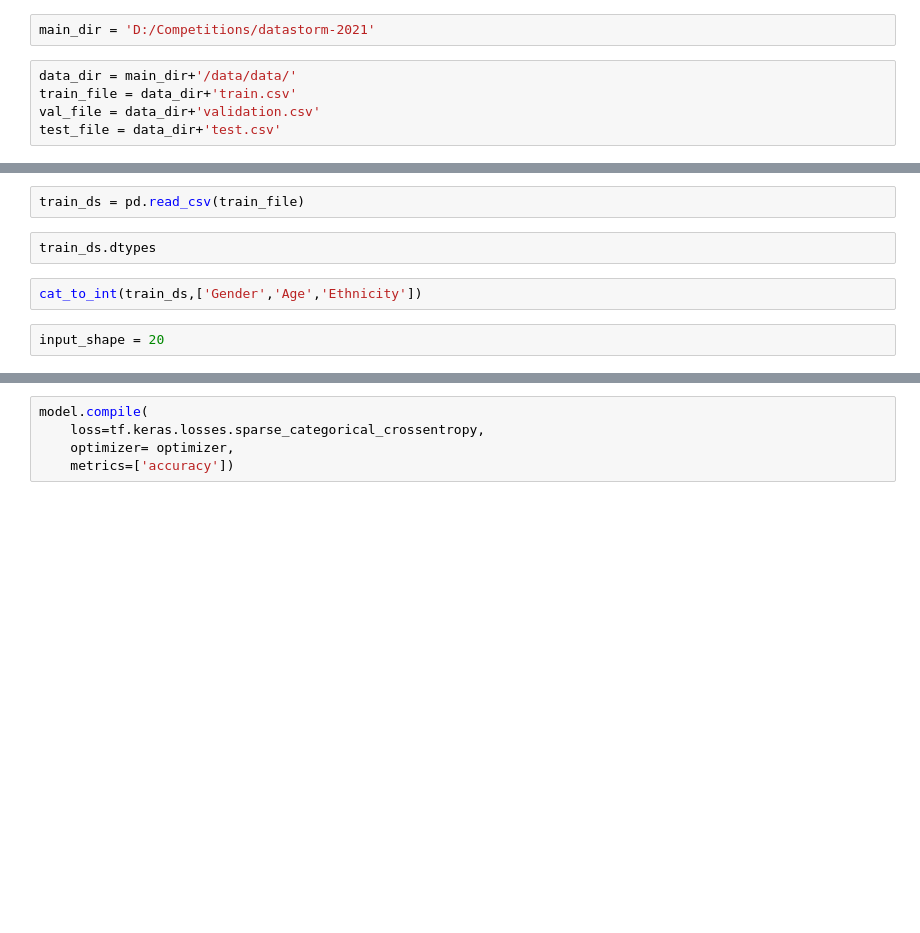
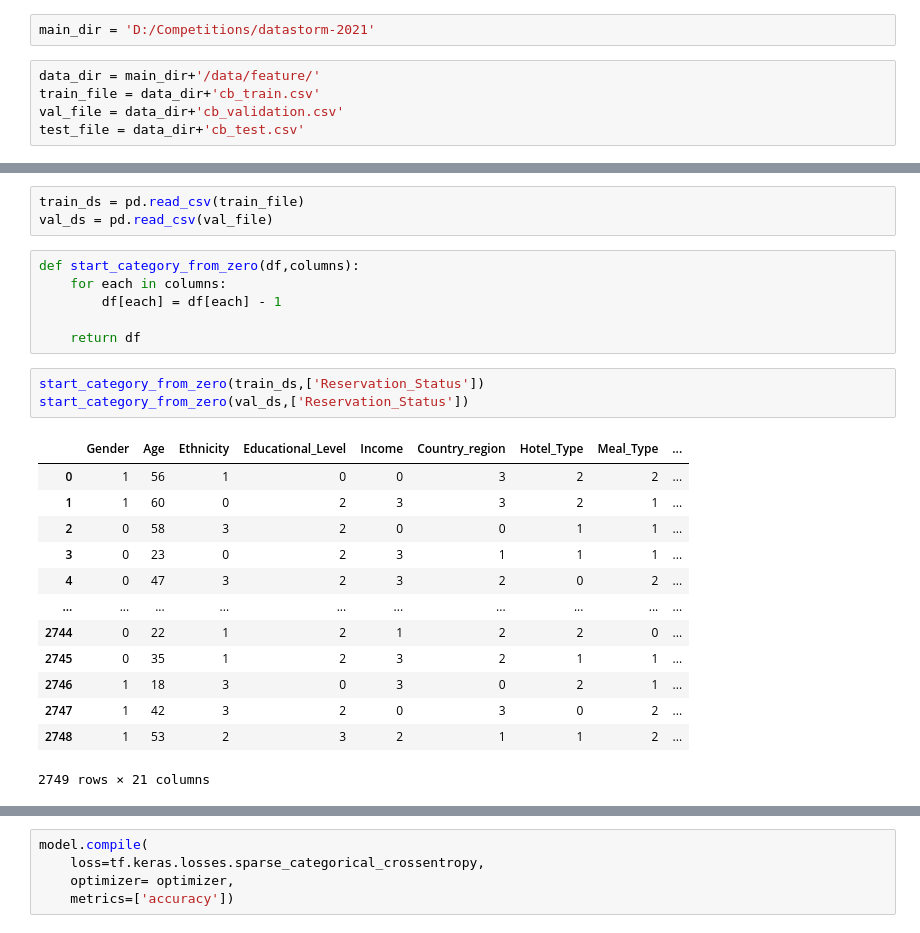
Before and after one commit to BoTZ-TND/datastorm-2021, a Jupyter notebook: src/scripts/NN.ipynb, the cells around one changed output, grey strips where cells are left out. Drawn from its saved outputs; the diff is of its cells as text; blank space fills up the shorter version.

```diff
--- a/src/scripts/NN.ipynb
+++ b/src/scripts/NN.ipynb
@@ -5,7 +5,7 @@ import pandas as pd
 # %%
 main_dir = 'D:/Competitions/datastorm-2021'
 # %%
-data_dir = main_dir+'/data/data/'
-train_file = data_dir+'train.csv'
-val_file = data_dir+'validation.csv'
-test_file = data_dir+'test.csv'
+data_dir = main_dir+'/data/feature/'
+train_file = data_dir+'cb_train.csv'
+val_file = data_dir+'cb_validation.csv'
+test_file = data_dir+'cb_test.csv'
@@ -27,8 +12,26 @@ def cat_to_int(df, columns, enc={}):
 # %%
 train_ds = pd.read_csv(train_file)
+val_ds = pd.read_csv(val_file)
-# %%
-train_ds.dtypes
-# %%
-cat_to_int(train_ds,['Gender','Age','Ethnicity'])
-# %%
-input_shape = 20
+# %%
+def start_category_from_zero(df,columns):
+    for each in columns:
+        df[each] = df[each] - 1
+
+    return df
+# %%
+start_category_from_zero(train_ds,['Reservation_Status'])
+start_category_from_zero(val_ds,['Reservation_Status'])
+# %% [output]
+|  | Gender | Age | Ethnicity | Educational_Level | Income | Country_region | Hotel_Type | Meal_Type | ... |
+| 0 | 1 | 56 | 1 | 0 | 0 | 3 | 2 | 2 | ... |
+| 1 | 1 | 60 | 0 | 2 | 3 | 3 | 2 | 1 | ... |
+| 2 | 0 | 58 | 3 | 2 | 0 | 0 | 1 | 1 | ... |
+| 3 | 0 | 23 | 0 | 2 | 3 | 1 | 1 | 1 | ... |
+| 4 | 0 | 47 | 3 | 2 | 3 | 2 | 0 | 2 | ... |
+| ... | ... | ... | ... | ... | ... | ... | ... | ... | ... |
+| 2744 | 0 | 22 | 1 | 2 | 1 | 2 | 2 | 0 | ... |
+| 2745 | 0 | 35 | 1 | 2 | 3 | 2 | 1 | 1 | ... |
+| 2746 | 1 | 18 | 3 | 0 | 3 | 0 | 2 | 1 | ... |
+| 2747 | 1 | 42 | 3 | 2 | 0 | 3 | 0 | 2 | ... |
+| 2748 | 1 | 53 | 2 | 3 | 2 | 1 | 1 | 2 | ... |
+2749 rows × 21 columns
```
Also changed, not shown: parts of 10 cells of this notebook, 6 other files.
